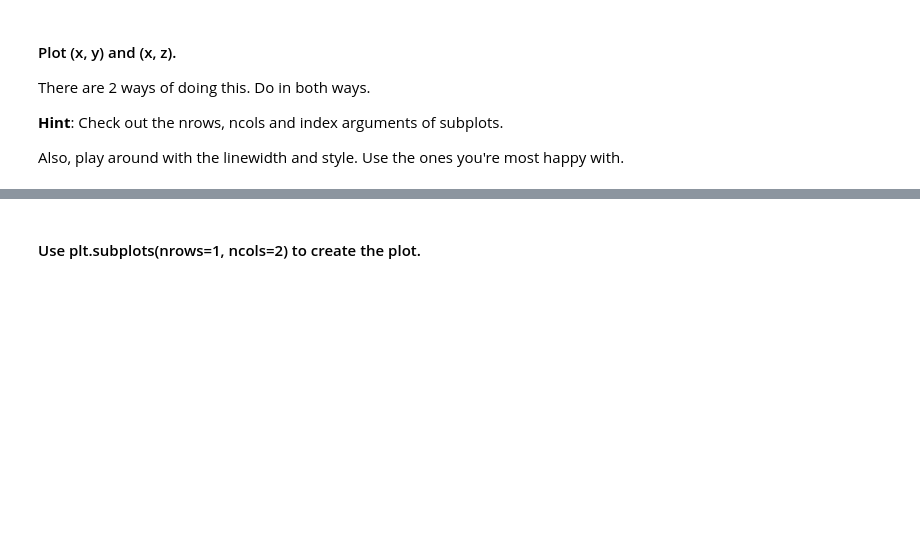
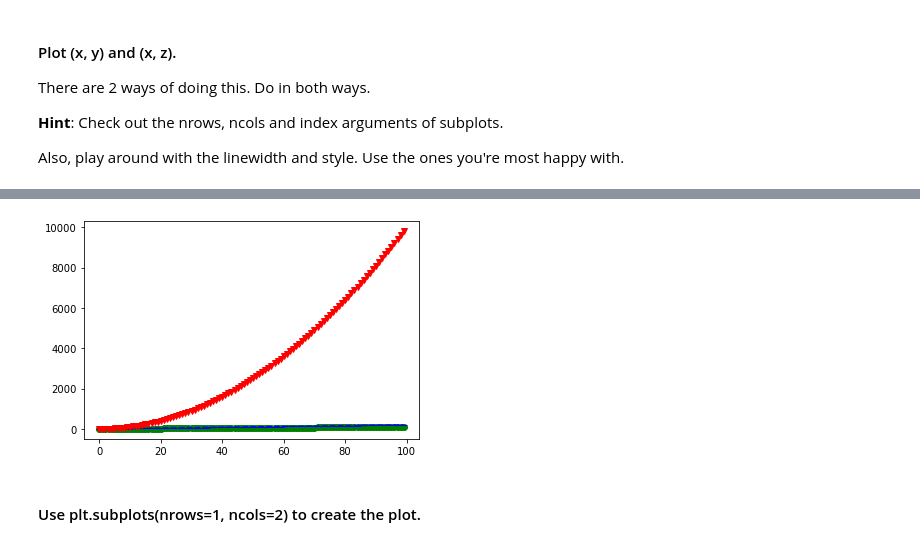
Before and after one commit to Fvperez1/dataptmad0522_labs, a Jupyter notebook: module-2/matplotlib-seaborn/your-code/Matplotlib & Seaborn.ipynb, the cells around one changed output, grey strips where cells are left out. Drawn from its saved outputs; the diff is of its cells as text; code cells hidden in the pictures; blank space fills up the shorter version.

```diff
--- a/module-2/matplotlib-seaborn/your-code/Matplotlib & Seaborn.ipynb
+++ b/module-2/matplotlib-seaborn/your-code/Matplotlib & Seaborn.ipynb
@@ -115,2 +144,9 @@ me
+# %%
+plt.plot(x, marker='o', linestyle='--', color='g')
+plt.plot(y, marker='_', linestyle='--', color='b')
+plt.plot(z, marker='v', linestyle=':', color='r')
+plt.show()
+# %% [output]
+[figure, added]
 # %% [markdown]
 #### Use plt.subplots(nrows=1, ncols=2) to create the plot.
```
Also changed, not shown: parts of 20 cells of this notebook.
